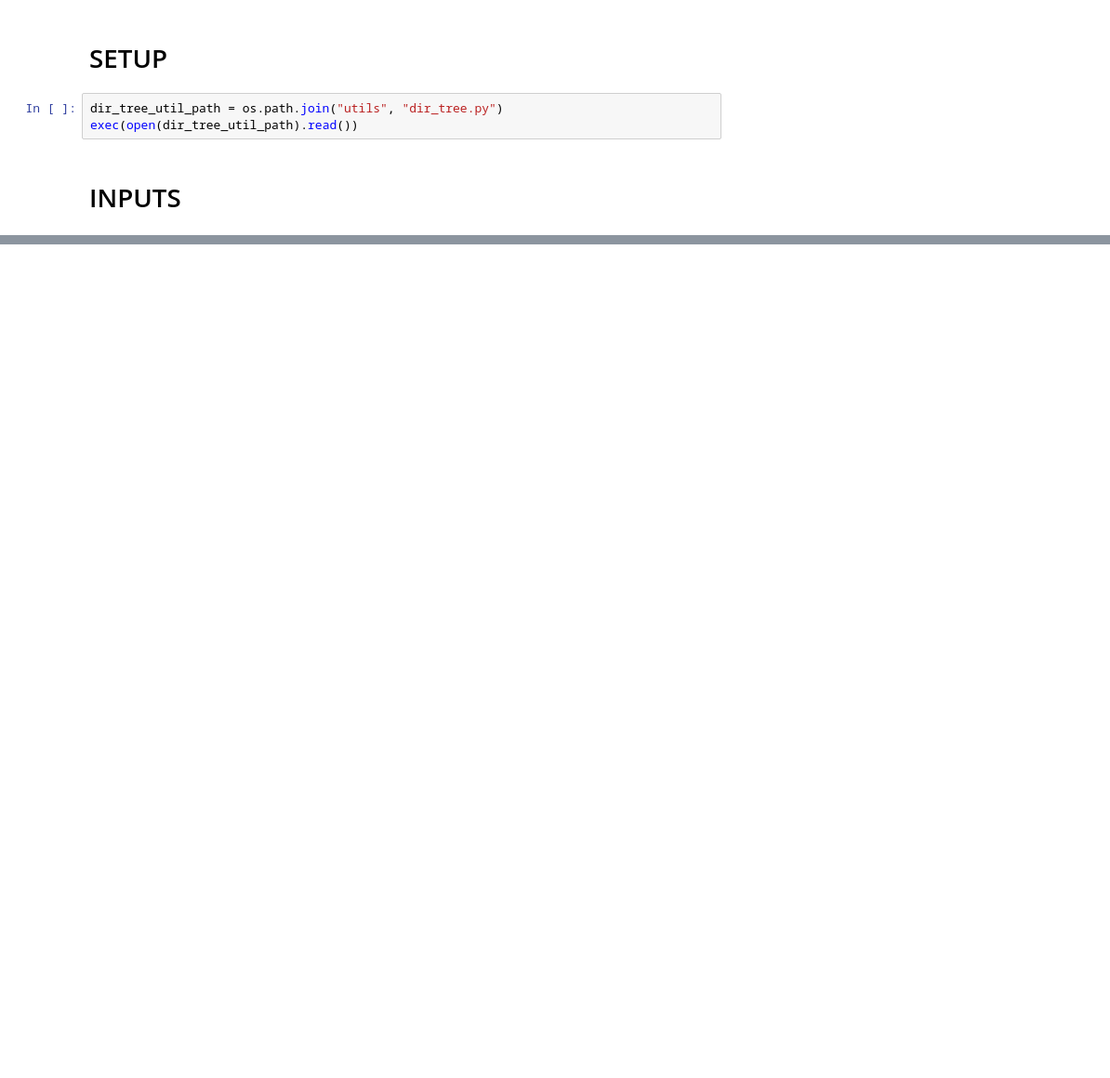
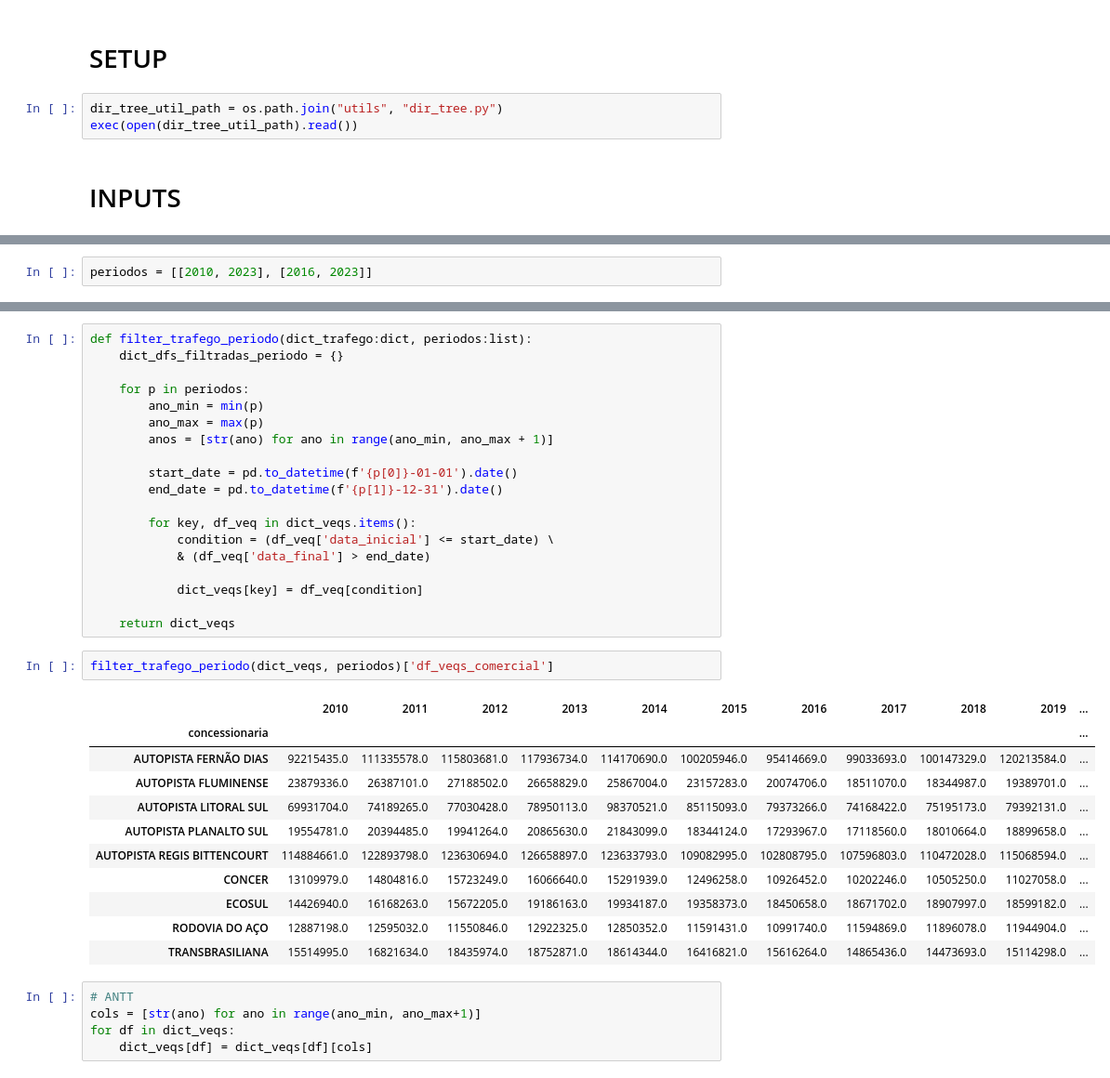
Before and after one commit to andreacmartins/infra-data, a Jupyter notebook: scripts/regressao_PIB.ipynb, the cells around one changed output, grey strips where cells are left out. Shown: that part at 93% size. Saved outputs shown, nothing was run; the diff lists cells and outputs as text; blank space fills up the shorter version.

```diff
--- a/scripts/regressao_PIB.ipynb
+++ b/scripts/regressao_PIB.ipynb
@@ -20,0 +23,2 @@ path_output = '#'
+# %%
+periodos = [[2010, 2023], [2016, 2023]]
@@ -20,0 +60,38 @@ path_output = '#'
+# %%
+def filter_trafego_periodo(dict_trafego:dict, periodos:list):
+    dict_dfs_filtradas_periodo = {}
+
+    for p in periodos:
+        ano_min = min(p)
+        ano_max = max(p)
+        anos = [str(ano) for ano in range(ano_min, ano_max + 1)]
+
+        start_date = pd.to_datetime(f'{p[0]}-01-01').date()
+        end_date = pd.to_datetime(f'{p[1]}-12-31').date()
+
+        for key, df_veq in dict_veqs.items():
+            condition = (df_veq['data_inicial'] <= start_date) \
+            & (df_veq['data_final'] > end_date)
+
+            dict_veqs[key] = df_veq[condition]
+
+    return dict_veqs
+# %%
+filter_trafego_periodo(dict_veqs, periodos)['df_veqs_comercial']
+# %% [output]
+|  | 2010 | 2011 | 2012 | 2013 | 2014 | 2015 | 2016 | 2017 | 2018 | 2019 | ... |
+| concessionaria |  |  |  |  |  |  |  |  |  |  | ... |
+| AUTOPISTA FERNÃO DIAS | 92215435.0 | 111335578.0 | 115803681.0 | 117936734.0 | 114170690.0 | 100205946.0 | 95414669.0 | 99033693.0 | 100147329.0 | 120213584.0 | ... |
+| AUTOPISTA FLUMINENSE | 23879336.0 | 26387101.0 | 27188502.0 | 26658829.0 | 25867004.0 | 23157283.0 | 20074706.0 | 18511070.0 | 18344987.0 | 19389701.0 | ... |
+| AUTOPISTA LITORAL SUL | 69931704.0 | 74189265.0 | 77030428.0 | 78950113.0 | 98370521.0 | 85115093.0 | 79373266.0 | 74168422.0 | 75195173.0 | 79392131.0 | ... |
+| AUTOPISTA PLANALTO SUL | 19554781.0 | 20394485.0 | 19941264.0 | 20865630.0 | 21843099.0 | 18344124.0 | 17293967.0 | 17118560.0 | 18010664.0 | 18899658.0 | ... |
+| AUTOPISTA REGIS BITTENCOURT | 114884661.0 | 122893798.0 | 123630694.0 | 126658897.0 | 123633793.0 | 109082995.0 | 102808795.0 | 107596803.0 | 110472028.0 | 115068594.0 | ... |
+| CONCER | 13109979.0 | 14804816.0 | 15723249.0 | 16066640.0 | 15291939.0 | 12496258.0 | 10926452.0 | 10202246.0 | 10505250.0 | 11027058.0 | ... |
+| ECOSUL | 14426940.0 | 16168263.0 | 15672205.0 | 19186163.0 | 19934187.0 | 19358373.0 | 18450658.0 | 18671702.0 | 18907997.0 | 18599182.0 | ... |
+| RODOVIA DO AÇO | 12887198.0 | 12595032.0 | 11550846.0 | 12922325.0 | 12850352.0 | 11591431.0 | 10991740.0 | 11594869.0 | 11896078.0 | 11944904.0 | ... |
+| TRANSBRASILIANA | 15514995.0 | 16821634.0 | 18435974.0 | 18752871.0 | 18614344.0 | 16416821.0 | 15616264.0 | 14865436.0 | 14473693.0 | 15114298.0 | ... |
+# %%
+# ANTT
+cols = [str(ano) for ano in range(ano_min, ano_max+1)]
+for df in dict_veqs:
+    dict_veqs[df] = dict_veqs[df][cols]
```
Also changed, not shown: parts of 12 cells of this notebook, 7 other files.
